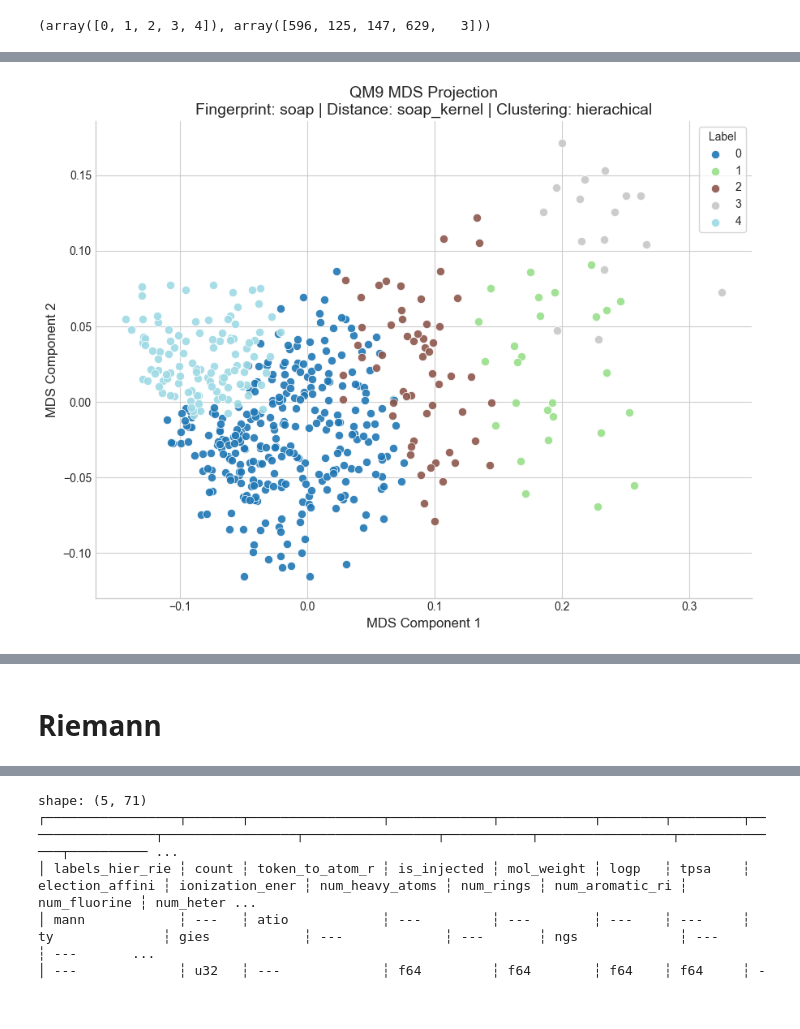
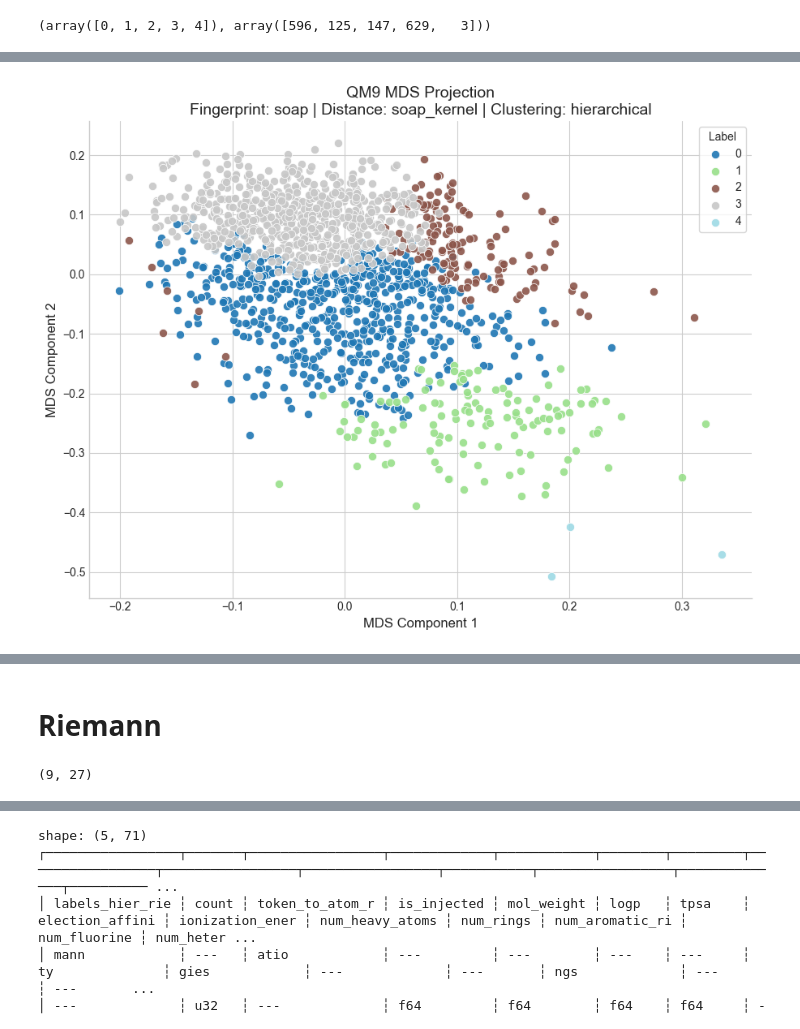
Before and after one commit to karlfindhansen/Non-Euclidean-Distances-in-Molecular-Representation, a Jupyter notebook: notebooks/QM9/clustering/non_euclidean/descriptors/eval_soap.ipynb, the cells around one changed output, grey strips where cells are left out. Cells and saved outputs as stored; diff of their text form; code cells hidden in the pictures.

Commit message:
feat: improved calculation of riemannian distances

```diff
--- a/notebooks/QM9/clustering/non_euclidean/descriptors/eval_soap.ipynb
+++ b/notebooks/QM9/clustering/non_euclidean/descriptors/eval_soap.ipynb
@@ -20,8 +16,5 @@ INFO: Enabling RDKit 2025.09.4 jupyter extensions
 # %%
 qm9 = QM9Dataset(limit=1500, descriptors=["soap"], sampling_strategy="stratified", stratify_by=["num_atoms", "gap"])
 df = qm9.load()
-dist_matrix_full = qm9.get_distance_matrix(
-    descriptor="soap",
-    dist_type="euclidean",
-    force_calculate=True)
+dist_matrix_full = qm9.get_distance_matrix(descriptor="soap", dist_type="soap_kernel")
 # %% [output]
@@ -90,13 +73,13 @@ create_chemiscope_viewer(df, dist_matrix_full, labels_hier, 'MDS')
 [interactive output not drawn]
 # %%
 _ = plot_distance_matrix_projection(
-    dist_matrix=dist_matrix_soap_isomers,
+    dist_matrix=dist_matrix_full,
     fingerprint="soap",
     distance_metric="soap_kernel",
     projection_method="MDS",
     dataset_name="qm9",
     labels=labels_hier,
-    clustering_method="hierachical"
+    clustering_method="hierarchical"
 )
 # %% [output]
-[figure, old version]
+[figure, new version]
@@ -104,5 +87,9 @@ _ = plot_distance_matrix_projection(
 # %% [markdown]
 # Riemann
+# %%
+df['num_atoms'].min(), df['num_atoms'].max()
+# %% [output]
+(9, 27)
 # %%
 riemann = Riemann()
 dist_matrix_riemann = riemann.distance_matrix(df=df, descriptor='soap')
```
Also changed, not shown: parts of 13 cells of this notebook, 3 other files.
